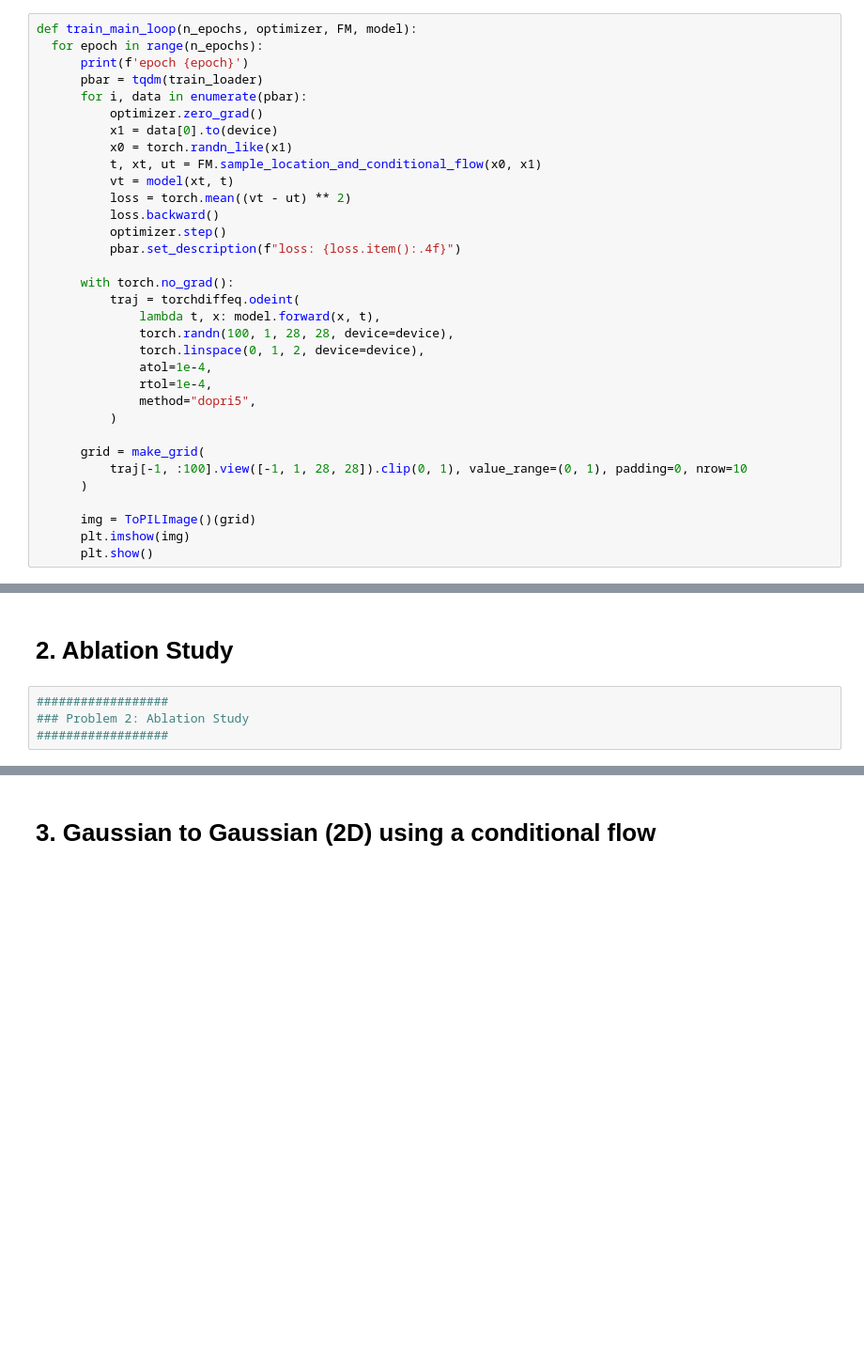
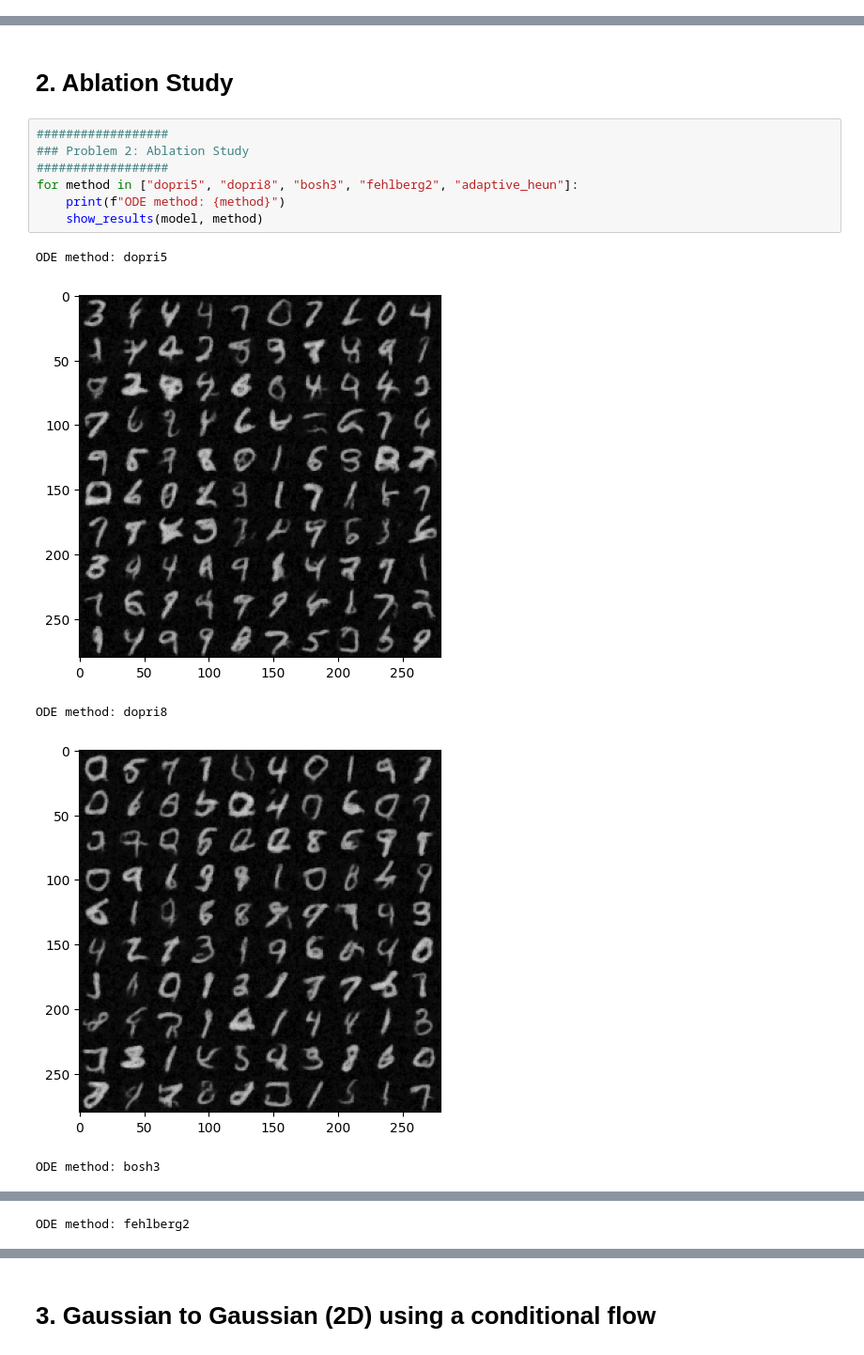
Before and after one commit to ztzhu1/MIT6.S978, a Jupyter notebook: pset5.ipynb, the cells around one changed output, grey strips where cells are left out. Shown at 94% size. Saved outputs shown, nothing was run; the diff lists cells and outputs as text; blank space fills up the shorter version.

```diff
--- a/pset5.ipynb
+++ b/pset5.ipynb
@@ -230,36 +232,3 @@ class ConditionalFlowMatcher:
             return t, xt, ut
 # %% [markdown]
 # c. Training Functions
-# %%
-def train_main_loop(n_epochs, optimizer, FM, model):
-  for epoch in range(n_epochs):
-      print(f'epoch {epoch}')
-      pbar = tqdm(train_loader)
-      for i, data in enumerate(pbar):
-          optimizer.zero_grad()
-          x1 = data[0].to(device)
-          x0 = torch.randn_like(x1)
-          t, xt, ut = FM.sample_location_and_conditional_flow(x0, x1)
-          vt = model(xt, t)
-          loss = torch.mean((vt - ut) ** 2)
-          loss.backward()
-          optimizer.step()
-          pbar.set_description(f"loss: {loss.item():.4f}")
-
-      with torch.no_grad():
-          traj = torchdiffeq.odeint(
-              lambda t, x: model.forward(x, t),
-              torch.randn(100, 1, 28, 28, device=device),
-              torch.linspace(0, 1, 2, device=device),
-              atol=1e-4,
-              rtol=1e-4,
-              method="dopri5",
-          )
-
-      grid = make_grid(
-          traj[-1, :100].view([-1, 1, 28, 28]).clip(0, 1), value_range=(0, 1), padding=0, nrow=10
-      )
-
-      img = ToPILImage()(grid)
-      plt.imshow(img)
-      plt.show()
@@ -281,6 +321,15 @@ train_main_loop(n_epochs, optimizer, FM, model)
 # %% [markdown]
 # **2. Ablation Study**
-# %%
-##################
-### Problem 2: Ablation Study
-##################
+# %%
+##################
+### Problem 2: Ablation Study
+##################
+for method in ["dopri5", "dopri8", "bosh3", "fehlberg2", "adaptive_heun"]:
+    print(f"ODE method: {method}")
+    show_results(model, method)
+# %% [output]
+ODE method: dopri5
+[figure, added]
+ODE method: dopri8
+[figure, added]
+ODE method: bosh3
@@ -286,0 +337 @@ train_main_loop(n_epochs, optimizer, FM, model)
+ODE method: fehlberg2
```
Also changed, not shown: parts of 8 cells of this notebook.
